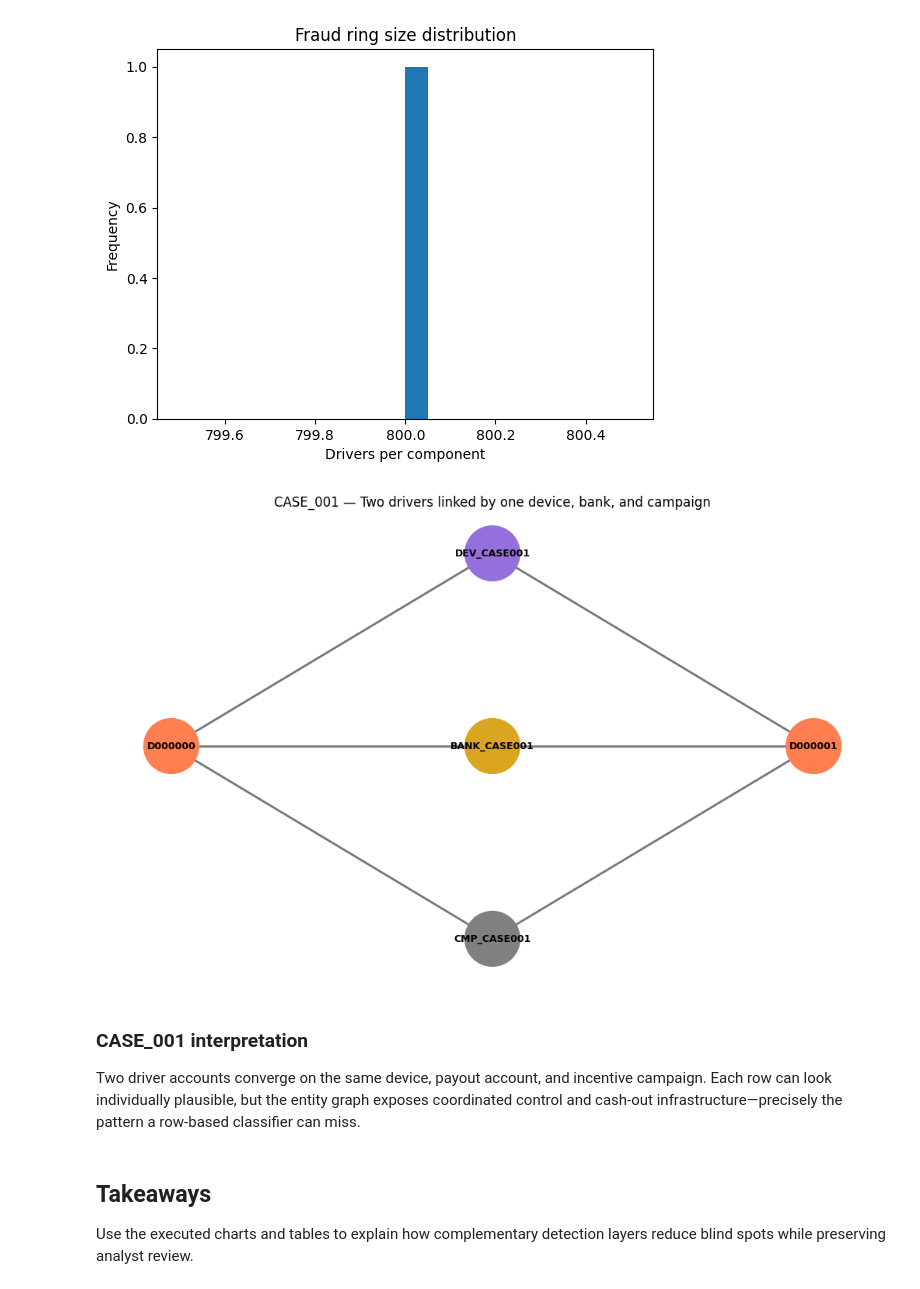
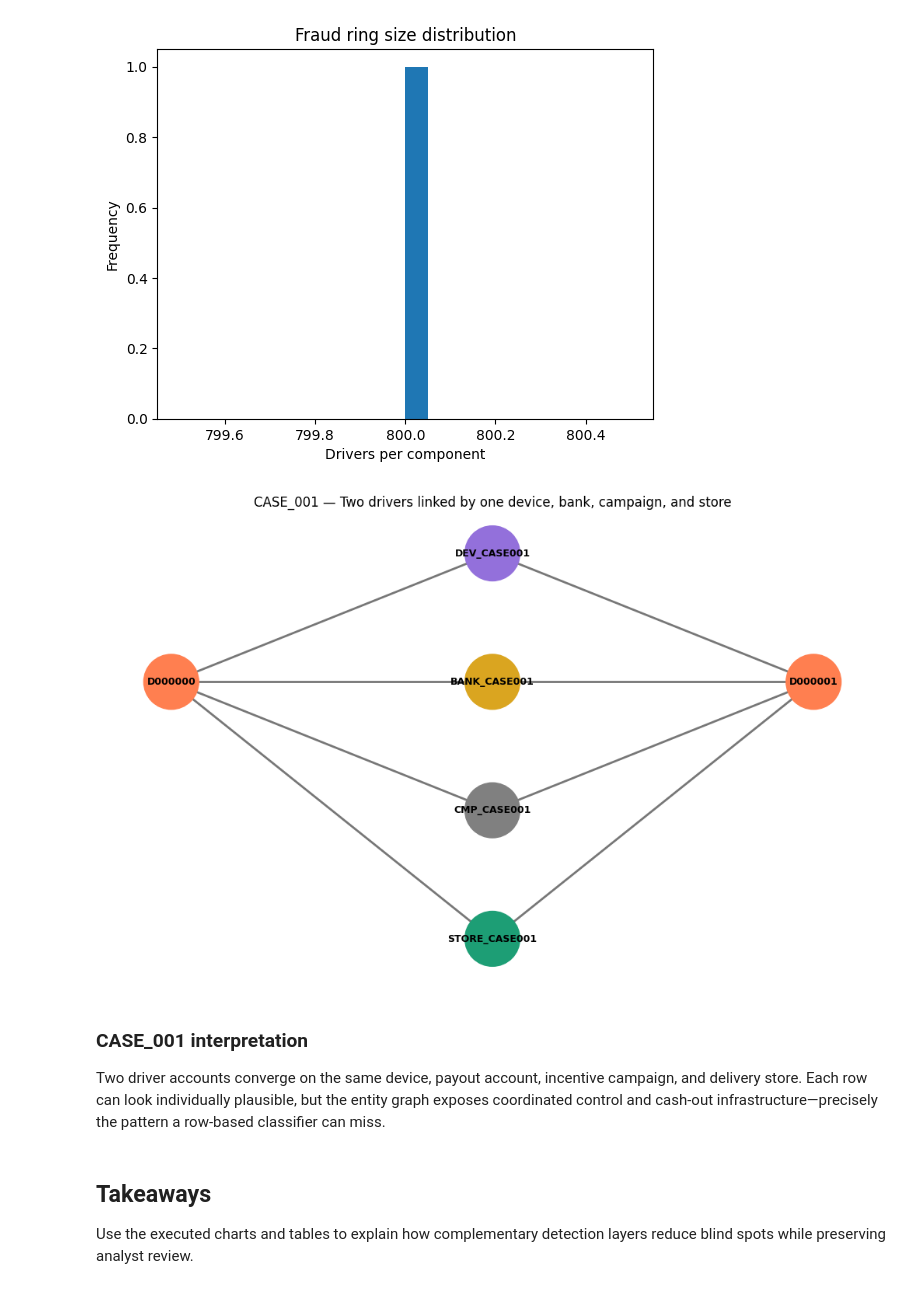
Before and after one commit to dev00amk/four-layer-detection-system-, a Jupyter notebook: notebooks/05_graph_analysis.ipynb, the cells around one changed output. Saved outputs shown, nothing was run; the diff lists cells and outputs as text; code cells hidden in the pictures.

```diff
--- a/notebooks/05_graph_analysis.ipynb
+++ b/notebooks/05_graph_analysis.ipynb
@@ -38,23 +38,23 @@ Text(0.5, 0, 'Drivers per component')
 # %%
 trips=pd.read_parquet(ROOT/'data/silver/spark_driver_trips.parquet')
 case_rows=trips[trips.device_id.eq('DEV_CASE001')]
 drivers=sorted(case_rows.driver_id.unique())[:2]
 case_graph=nx.Graph()
 for driver in drivers:
     case_graph.add_node(driver, kind='driver')
-    for entity,kind in [('DEV_CASE001','device'),('BANK_CASE001','bank'),('CMP_CASE001','campaign')]:
+    for entity,kind in [('DEV_CASE001','device'),('BANK_CASE001','bank'),('CMP_CASE001','campaign'),('STORE_CASE001','store')]:
         case_graph.add_node(entity, kind=kind); case_graph.add_edge(driver, entity)
-colors={'driver':'coral','device':'mediumpurple','bank':'goldenrod','campaign':'gray'}
-pos={'DEV_CASE001':(0,1),'BANK_CASE001':(0,0),'CMP_CASE001':(0,-1),drivers[0]:(-1,0),drivers[1]:(1,0)}
+colors={'driver':'coral','device':'mediumpurple','bank':'goldenrod','campaign':'gray','store':'#1D9E75'}
+pos={'DEV_CASE001':(0,1),'BANK_CASE001':(0,0),'CMP_CASE001':(0,-1),'STORE_CASE001':(0,-2),drivers[0]:(-1,0),drivers[1]:(1,0)}
 plt.figure(figsize=(10,6)); nx.draw(case_graph,pos,with_labels=True,node_size=2600,font_size=9,font_weight='bold',node_color=[colors[case_graph.nodes[n]['kind']] for n in case_graph],edge_color='#777',width=2)
-plt.title('CASE_001 — Two drivers linked by one device, bank, and campaign')
+plt.title('CASE_001 — Two drivers linked by one device, bank, campaign, and store')
 plt.tight_layout(); plt.savefig(ROOT/'dashboards/case_001_graph.png',dpi=180,bbox_inches='tight'); plt.show()
 # %% [output]
-[figure, old version]
+[figure, new version]
 # %% [markdown]
 ### CASE_001 interpretation
 
-Two driver accounts converge on the same device, payout account, and incentive campaign. Each row can look individually plausible, but the entity graph exposes coordinated control and cash-out infrastructure—precisely the pattern a row-based classifier can miss.
+Two driver accounts converge on the same device, payout account, incentive campaign, and delivery store. Each row can look individually plausible, but the entity graph exposes coordinated control and cash-out infrastructure—precisely the pattern a row-based classifier can miss.
 # %% [markdown]
 ## Takeaways
 
```
Also changed, not shown: 4 other files.
